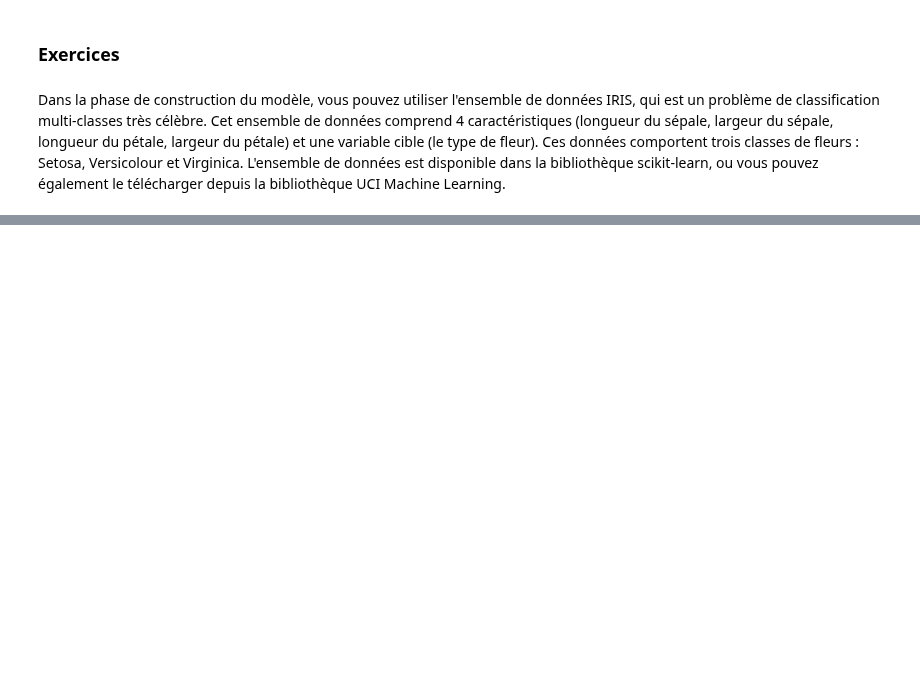
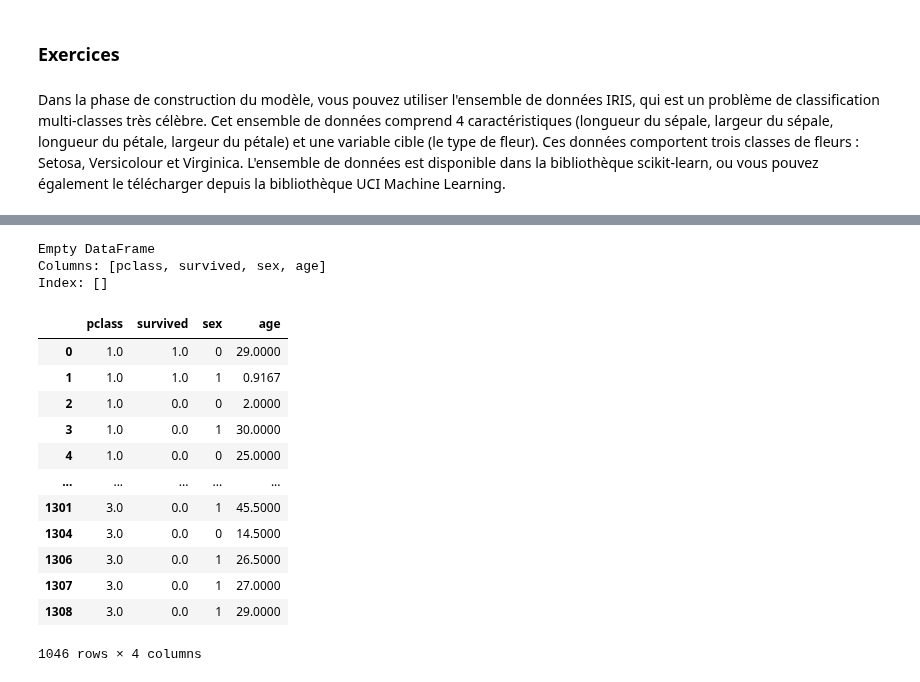
Before and after one commit to AFlo59/M-thodes-ensemblistes-et-arbres-de-d-cision-, a Jupyter notebook: 05-boosting_adaboost.ipynb, the cells around one changed output, grey strips where cells are left out. Drawn from its saved outputs; the diff is of its cells as text; code cells hidden in the pictures; blank space fills up the shorter version.

Commit message:
adaboost sur titanic

```diff
--- a/05-boosting_adaboost.ipynb
+++ b/05-boosting_adaboost.ipynb
@@ -196,0 +102,20 @@ petal width (cm): 0.54
+# %%
+#import pandas as pd
+from sklearn.ensemble import AdaBoostClassifier
+from sklearn.model_selection import train_test_split
+from sklearn.preprocessing import LabelEncoder
+from sklearn.metrics import accuracy_score, confusion_matrix
+from sklearn.impute import SimpleImputer
+
+# Charger le dataset
+data = pd.read_csv('./datasets/titanic.csv')
+data= data.drop(['name', 'sibsp', 'parch', 'ticket', 'fare', 'cabin', 'embarked', 'boat', 'body', 'home.dest'], axis=1)
+
+#remplace les valeurs manquantes de age par une moyenne
+imputer = SimpleImputer(strategy='mean')
+
+#impute à colonne 'age'
+data['age'] = imputer.fit_transform(data[['age']]).ravel()
+
+#verifier dataset
+print(data)
@@ -196,0 +137,28 @@ petal width (cm): 0.54
+# %%
+#check la ligne où il y a Nan
+
+ligne_nan = data[data.isna().any(axis=1)]
+print(ligne_nan)
+
+# où est l'index de la ligne avec NaN
+index_nan = data[data.isna().all(axis=1)].index
+
+data = data.dropna()
+data
+# %% [output]
+Empty DataFrame
+Columns: [pclass, survived, sex, age]
+Index: []
+|  | pclass | survived | sex | age |
+| 0 | 1.0 | 1.0 | 0 | 29.0000 |
+| 1 | 1.0 | 1.0 | 1 | 0.9167 |
+| 2 | 1.0 | 0.0 | 0 | 2.0000 |
+| 3 | 1.0 | 0.0 | 1 | 30.0000 |
+| 4 | 1.0 | 0.0 | 0 | 25.0000 |
+| ... | ... | ... | ... | ... |
+| 1301 | 3.0 | 0.0 | 1 | 45.5000 |
+| 1304 | 3.0 | 0.0 | 0 | 14.5000 |
+| 1306 | 3.0 | 0.0 | 1 | 26.5000 |
+| 1307 | 3.0 | 0.0 | 1 | 27.0000 |
+| 1308 | 3.0 | 0.0 | 1 | 29.0000 |
+1046 rows × 4 columns
```
Also changed, not shown: parts of 15 cells of this notebook.
